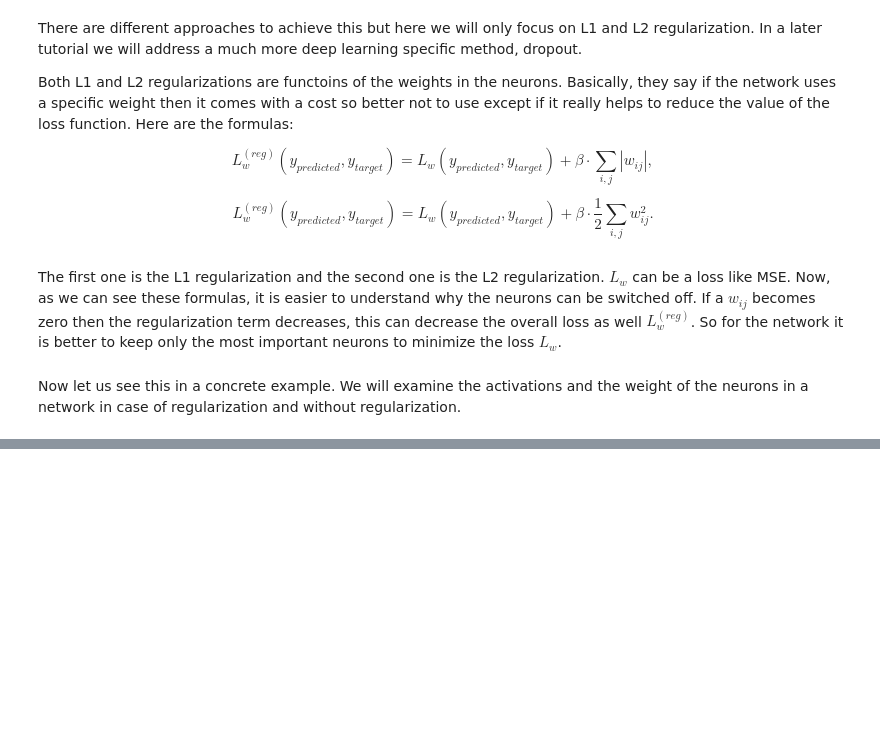
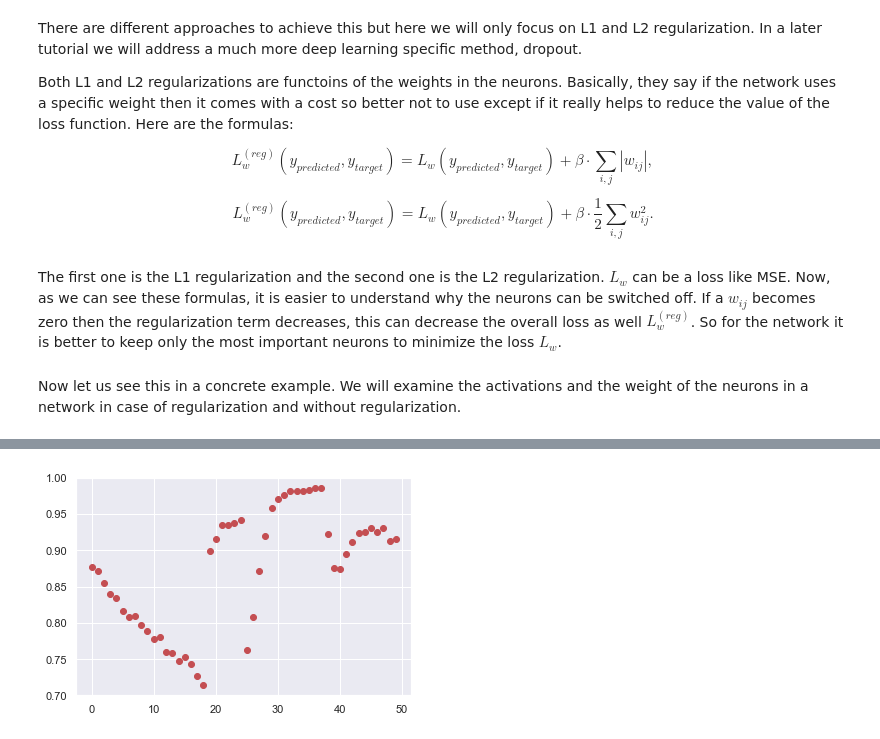
Before and after one commit to adamtiger/DeepLearningTutorial, a Jupyter notebook: DL7_Regularization.ipynb, the cells around one changed output, grey strips where cells are left out. Saved outputs shown, nothing was run; the diff lists cells and outputs as text; code cells hidden in the pictures; blank space fills up the shorter version.

```diff
--- a/DL7_Regularization.ipynb
+++ b/DL7_Regularization.ipynb
@@ -24,0 +64,4 @@ Now let us see this in a concrete example. We will examine the activations and t
+# %%
+archit_reg.show_learning_curve()
+# %% [output]
+[figure, added]
```
Also changed, not shown: parts of 8 cells of this notebook, 3 other files.
